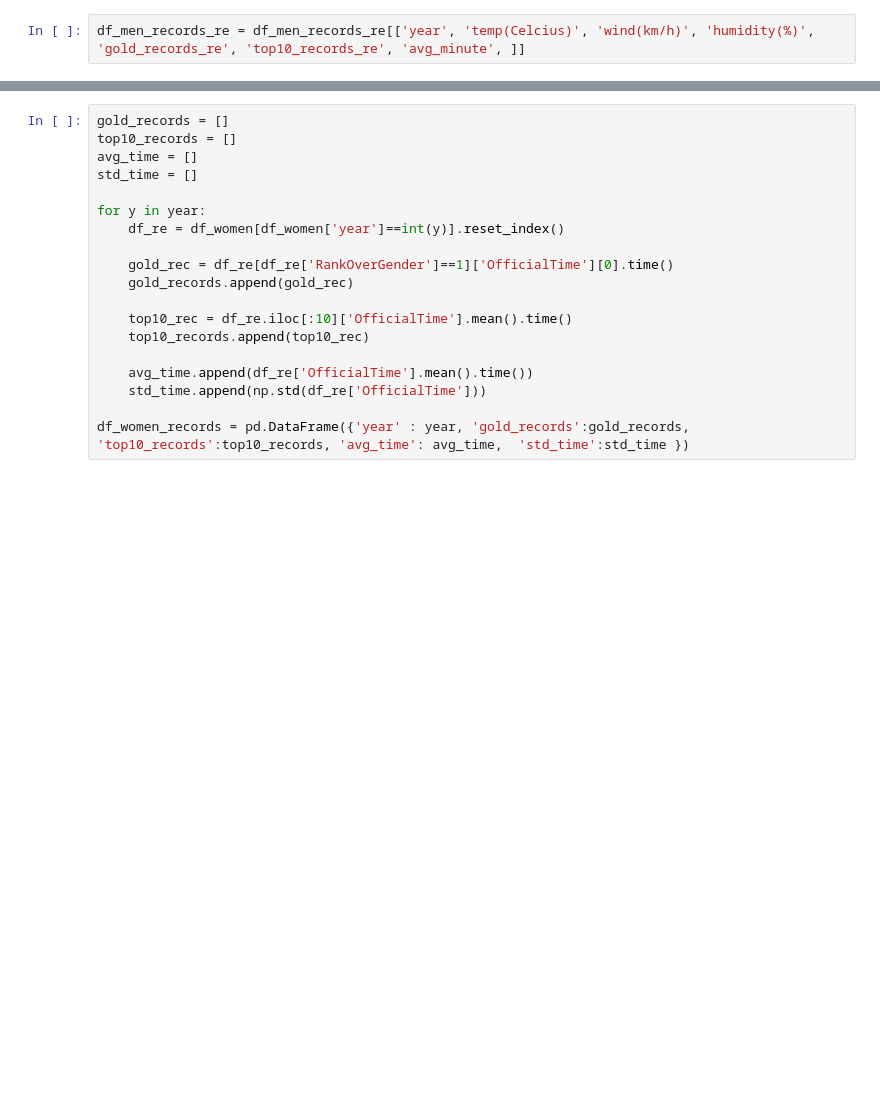
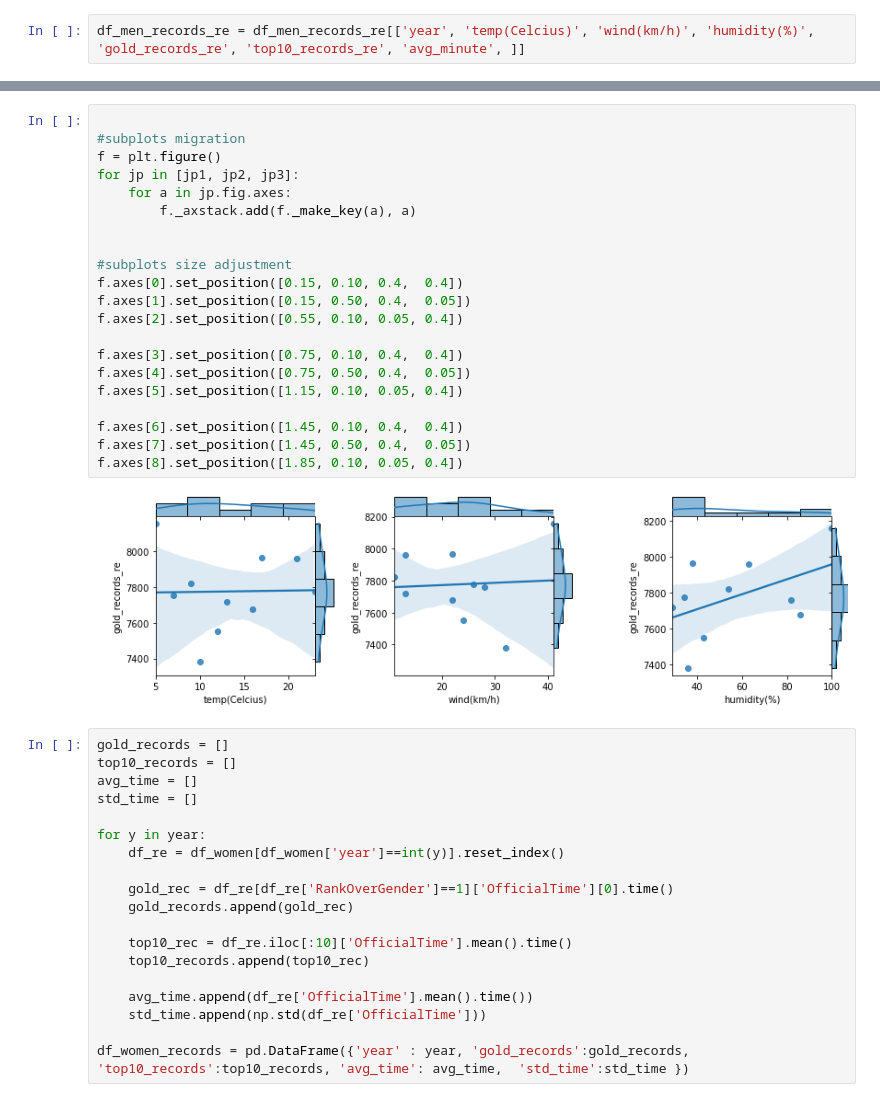
Before and after one commit to king-rabbit/marathon_and_weather, a Jupyter notebook: data/boston_marathon_records.ipynb, the cells around one changed output, grey strips where cells are left out. Cells and saved outputs as stored; diff of their text form; blank space fills up the shorter version.

```diff
--- a/data/boston_marathon_records.ipynb
+++ b/data/boston_marathon_records.ipynb
@@ -101,3 +104,26 @@ plt.show()
+# %%
+
+#subplots migration
+f = plt.figure()
+for jp in [jp1, jp2, jp3]:
+    for a in jp.fig.axes:
+        f._axstack.add(f._make_key(a), a)
+
+
+#subplots size adjustment
+f.axes[0].set_position([0.15, 0.10, 0.4,  0.4])
+f.axes[1].set_position([0.15, 0.50, 0.4,  0.05])
+f.axes[2].set_position([0.55, 0.10, 0.05, 0.4])
+
+f.axes[3].set_position([0.75, 0.10, 0.4,  0.4])
+f.axes[4].set_position([0.75, 0.50, 0.4,  0.05])
+f.axes[5].set_position([1.15, 0.10, 0.05, 0.4])
+
+f.axes[6].set_position([1.45, 0.10, 0.4,  0.4])
+f.axes[7].set_position([1.45, 0.50, 0.4,  0.05])
+f.axes[8].set_position([1.85, 0.10, 0.05, 0.4])
+# %% [output]
+[figure, added]
 # %%
 gold_records = []
 top10_records = []
```
Also changed, not shown: parts of 2 cells of this notebook, 1 other file.
